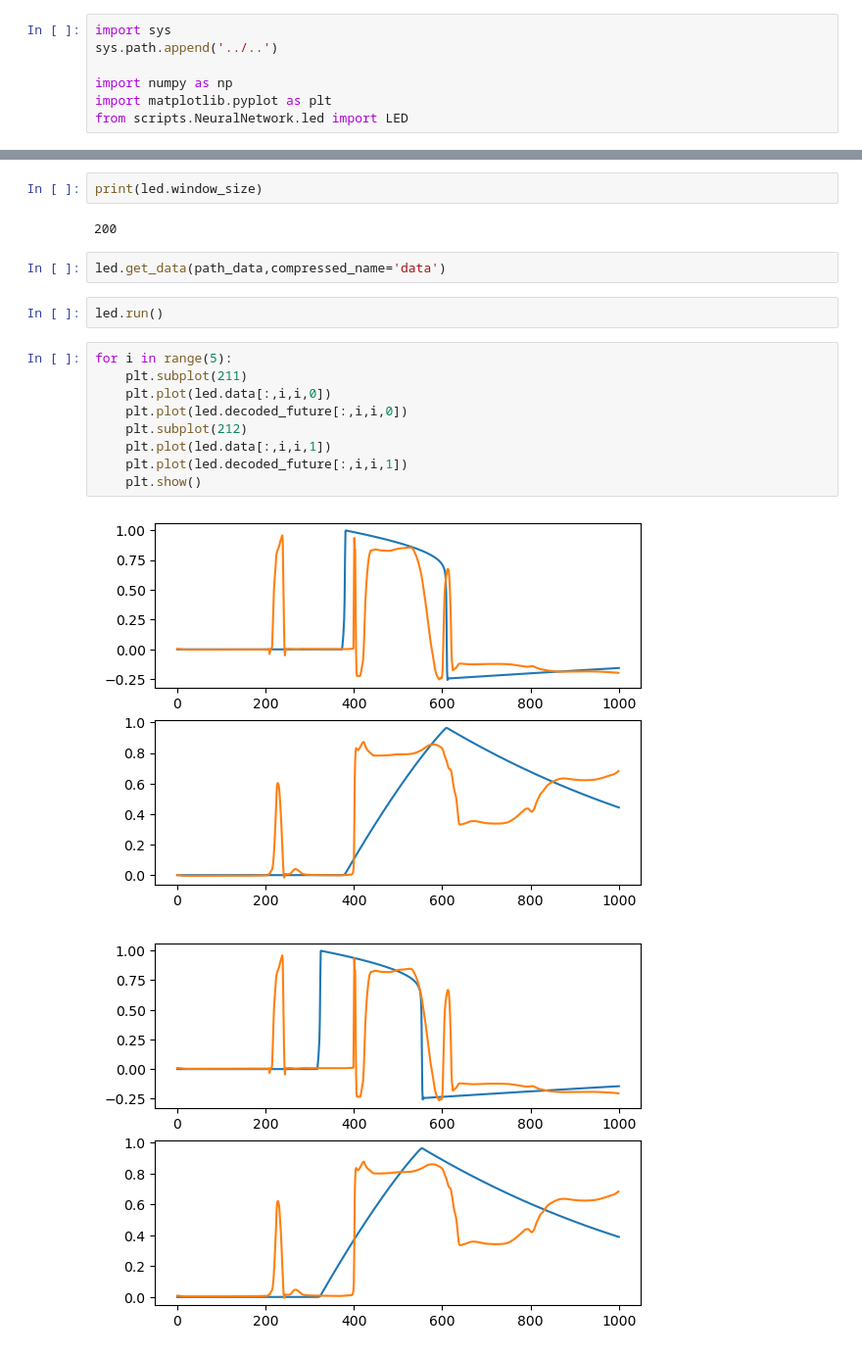
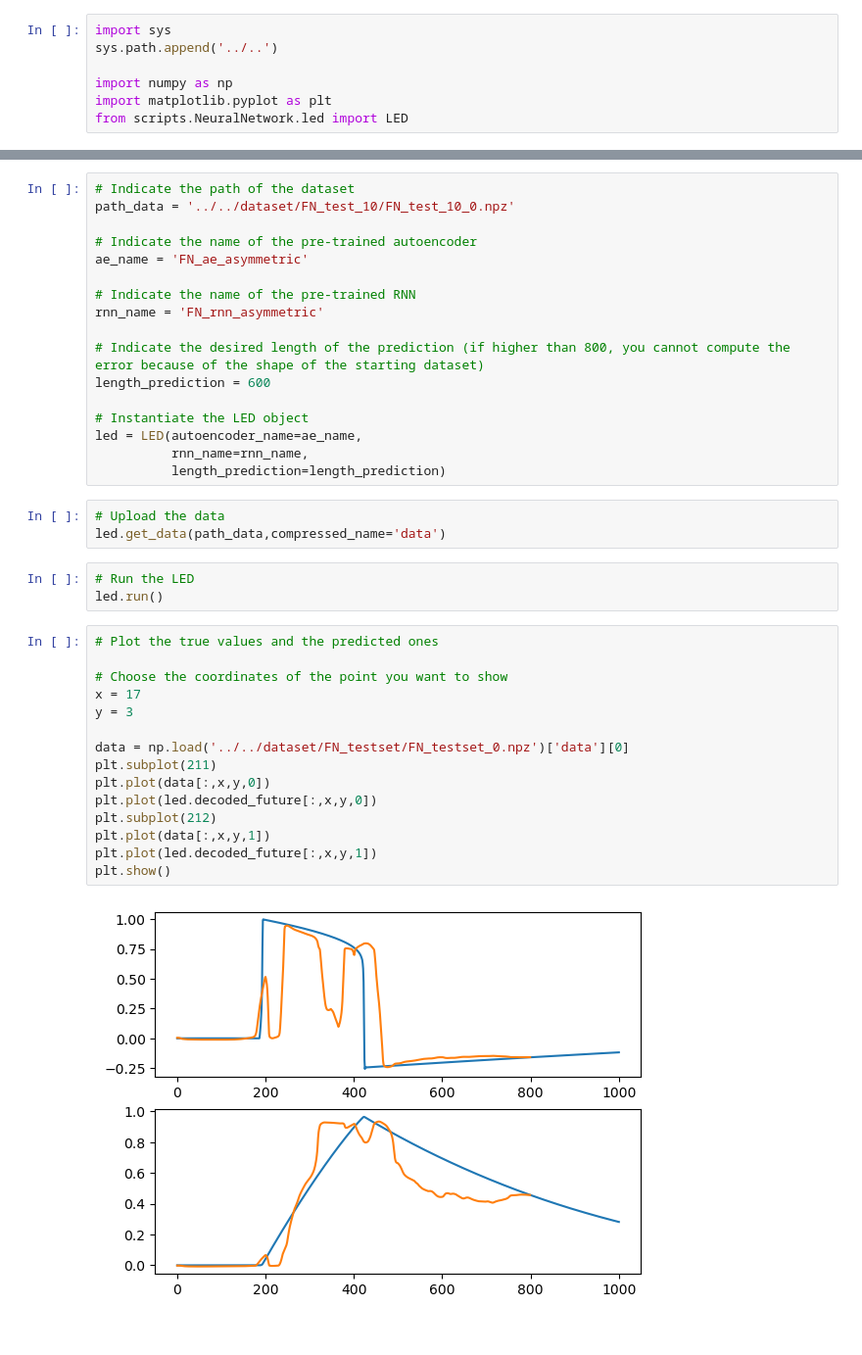
Before and after one commit to ibismanu/PACSproject_LED, a Jupyter notebook: examples/Fithug-Nagumo-asymmetric/main.ipynb, the cells around one changed output, grey strips where cells are left out. Shown at 98% size. Drawn from its saved outputs; the diff is of its cells as text.

```diff
--- a/examples/Fithug-Nagumo-asymmetric/main.ipynb
+++ b/examples/Fithug-Nagumo-asymmetric/main.ipynb
@@ -17,20 +8,40 @@ led = LED(autoencoder_name=ae_name,
-# %%
-print(led.window_size)
-# %% [output]
-200
+# %%
+# Indicate the path of the dataset
+path_data = '../../dataset/FN_test_10/FN_test_10_0.npz'
+
+# Indicate the name of the pre-trained autoencoder
+ae_name = 'FN_ae_asymmetric'
+
+# Indicate the name of the pre-trained RNN
+rnn_name = 'FN_rnn_asymmetric'
+
+# Indicate the desired length of the prediction (if higher than 800, you cannot compute the error because of the shape of the starting dataset)
+length_prediction = 600
+
+# Instantiate the LED object
+led = LED(autoencoder_name=ae_name,
+          rnn_name=rnn_name,
+          length_prediction=length_prediction)
 # %%
+# Upload the data
 led.get_data(path_data,compressed_name='data')
-# %%
-led.run()
+# %%
+# Run the LED
+led.run()
 # %%
-for i in range(5):
-    plt.subplot(211)
-    plt.plot(led.data[:,i,i,0])
-    plt.plot(led.decoded_future[:,i,i,0])
-    plt.subplot(212)
-    plt.plot(led.data[:,i,i,1])
-    plt.plot(led.decoded_future[:,i,i,1])
-    plt.show()
+# Plot the true values and the predicted ones
+
+# Choose the coordinates of the point you want to show
+x = 17
+y = 3
+
+data = np.load('../../dataset/FN_testset/FN_testset_0.npz')['data'][0]
+plt.subplot(211)
+plt.plot(data[:,x,y,0])
+plt.plot(led.decoded_future[:,x,y,0])
+plt.subplot(212)
+plt.plot(data[:,x,y,1])
+plt.plot(led.decoded_future[:,x,y,1])
+plt.show()
 # %% [output]
-[figure, old version]
+[figure, new version]
-[figure, removed]
```
Also changed, not shown: parts of 6 cells of this notebook, 15 other files.
